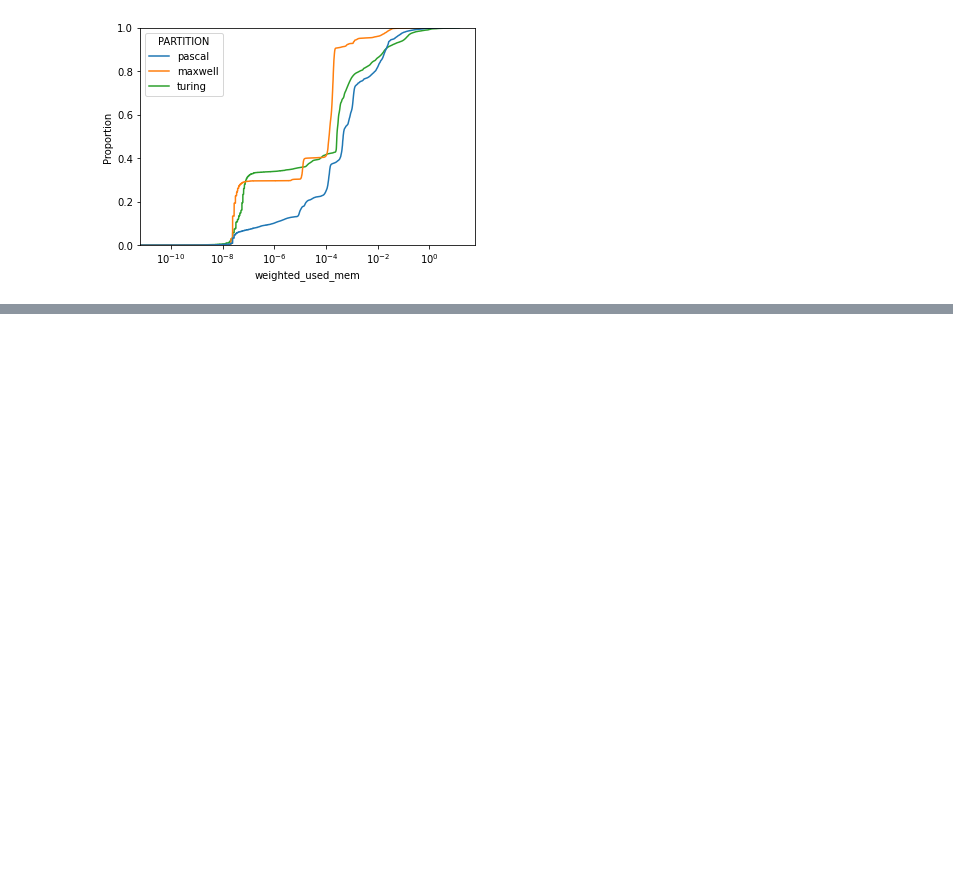
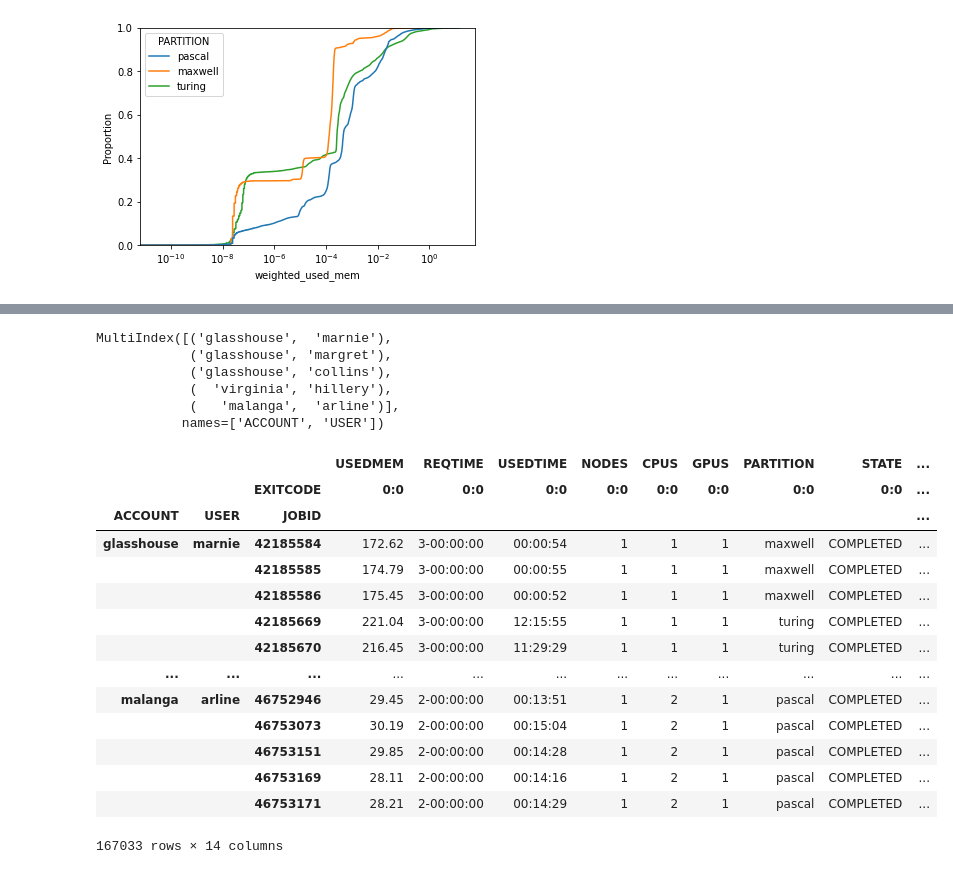
Before and after one commit to nss-data-science-cohort-6/accre_project-malted_milk_balls, a Jupyter notebook: notebooks/ACCRE_data_notebook.ipynb, the cells around one changed output, grey strips where cells are left out. Cells and saved outputs as stored; diff of their text form; code cells hidden in the pictures; blank space fills up the shorter version.

```diff
--- a/notebooks/ACCRE_data_notebook.ipynb
+++ b/notebooks/ACCRE_data_notebook.ipynb
@@ -117,0 +155,2 @@ plt.show()
+# %%
+data['gpu_runtime_total_seconds'] = data['GPUS']*data['used_time_seconds']
@@ -117,0 +167,3 @@ plt.show()
+# %%
+top_users = data.pivot(index = ['ACCOUNT','USER', 'JOBID'], columns = 'EXITCODE')
+top_users.head()
@@ -117,0 +179,3 @@ plt.show()
+# %%
+top_5 = top_users.groupby(level=[0,1]).size().nlargest(5)
+top_5
@@ -117,0 +190,27 @@ plt.show()
+# %%
+top_5.index
+# %% [output]
+MultiIndex([('glasshouse',  'marnie'),
+            ('glasshouse', 'margret'),
+            ('glasshouse', 'collins'),
+            (  'virginia', 'hillery'),
+            (   'malanga',  'arline')],
+           names=['ACCOUNT', 'USER'])
+# %%
+top_users.loc[top_5.index[0]:top_5.index[-1]]
+# %% [output]
+|  |  |  | USEDMEM | REQTIME | USEDTIME | NODES | CPUS | GPUS | PARTITION | STATE | ... |
+|  |  | EXITCODE | 0:0 | 0:0 | 0:0 | 0:0 | 0:0 | 0:0 | 0:0 | 0:0 | ... |
+| ACCOUNT | USER | JOBID |  |  |  |  |  |  |  |  | ... |
+| glasshouse | marnie | 42185584 | 172.62 | 3-00:00:00 | 00:00:54 | 1 | 1 | 1 | maxwell | COMPLETED | ... |
+|  |  | 42185585 | 174.79 | 3-00:00:00 | 00:00:55 | 1 | 1 | 1 | maxwell | COMPLETED | ... |
+|  |  | 42185586 | 175.45 | 3-00:00:00 | 00:00:52 | 1 | 1 | 1 | maxwell | COMPLETED | ... |
+|  |  | 42185669 | 221.04 | 3-00:00:00 | 12:15:55 | 1 | 1 | 1 | turing | COMPLETED | ... |
+|  |  | 42185670 | 216.45 | 3-00:00:00 | 11:29:29 | 1 | 1 | 1 | turing | COMPLETED | ... |
+| ... | ... | ... | ... | ... | ... | ... | ... | ... | ... | ... | ... |
+| malanga | arline | 46752946 | 29.45 | 2-00:00:00 | 00:13:51 | 1 | 2 | 1 | pascal | COMPLETED | ... |
+|  |  | 46753073 | 30.19 | 2-00:00:00 | 00:15:04 | 1 | 2 | 1 | pascal | COMPLETED | ... |
+|  |  | 46753151 | 29.85 | 2-00:00:00 | 00:14:28 | 1 | 2 | 1 | pascal | COMPLETED | ... |
+|  |  | 46753169 | 28.11 | 2-00:00:00 | 00:14:16 | 1 | 2 | 1 | pascal | COMPLETED | ... |
+|  |  | 46753171 | 28.21 | 2-00:00:00 | 00:14:29 | 1 | 2 | 1 | pascal | COMPLETED | ... |
+167033 rows × 14 columns
```
Also changed, not shown: parts of 15 cells of this notebook, 2 other files.
